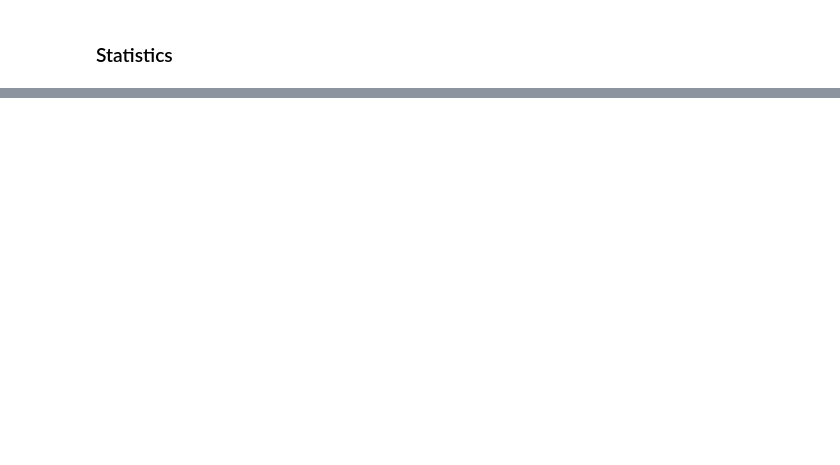
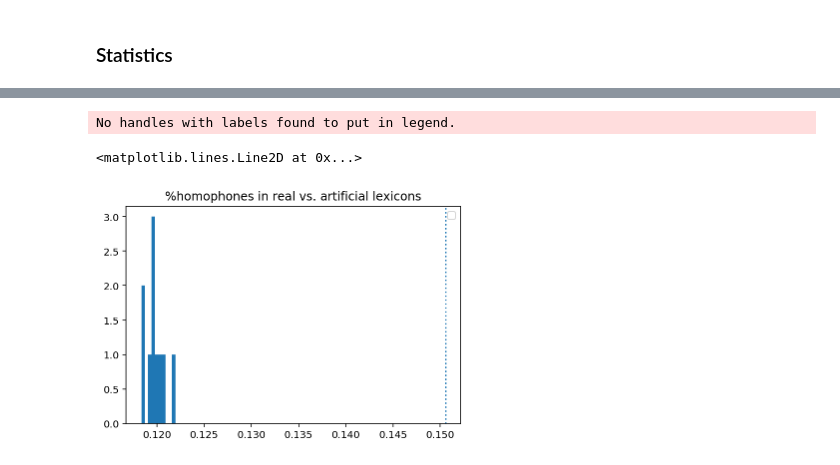
Before and after one commit to seantrott/homophone_simulations, a Jupyter notebook: using_null_lexicons.ipynb, the cells around one changed output, grey strips where cells are left out. Drawn from its saved outputs; the diff is of its cells as text; code cells hidden in the pictures; blank space fills up the shorter version.

```diff
--- a/using_null_lexicons.ipynb
+++ b/using_null_lexicons.ipynb
@@ -836,0 +956,26 @@ plt.show()
+# %%
+processed_artificials = []
+homophone_percentages = []
+mean_homophones, max_homophones = [], []
+for i in tqdm(range(NUM_ARTIFICIAL)):
+
+    df_tmp = df_japanese_artificial[df_japanese_artificial['lexicon']==str(i)]
+
+    df_tmp_processed = utils.preprocess_for_analysis(df_tmp,
+                                                      phon_column="word", word_column="word")
+
+    homophone_percentages.append(len(df_tmp_processed[df_tmp_processed['num_homophones']>0]) / len(df_tmp_processed))
+
+    mean_homophones.append(df_tmp_processed['num_homophones'].mean())
+    max_homophones.append(df_tmp_processed['num_homophones'].max())
+
+    processed_artificials.append(df_tmp_processed)
+# %%
+plt.hist(homophone_percentages)
+plt.title("%homophones in real vs. artificial lexicons")
+plt.legend()
+plt.axvline(x=REAL_JAPANESE_PERCENTAGE, linestyle="dotted")
+# %% [output]
+No handles with labels found to put in legend.
+<matplotlib.lines.Line2D at 0x...>
+[figure, added]
```
Also changed, not shown: parts of 51 cells of this notebook, 1 other file.
